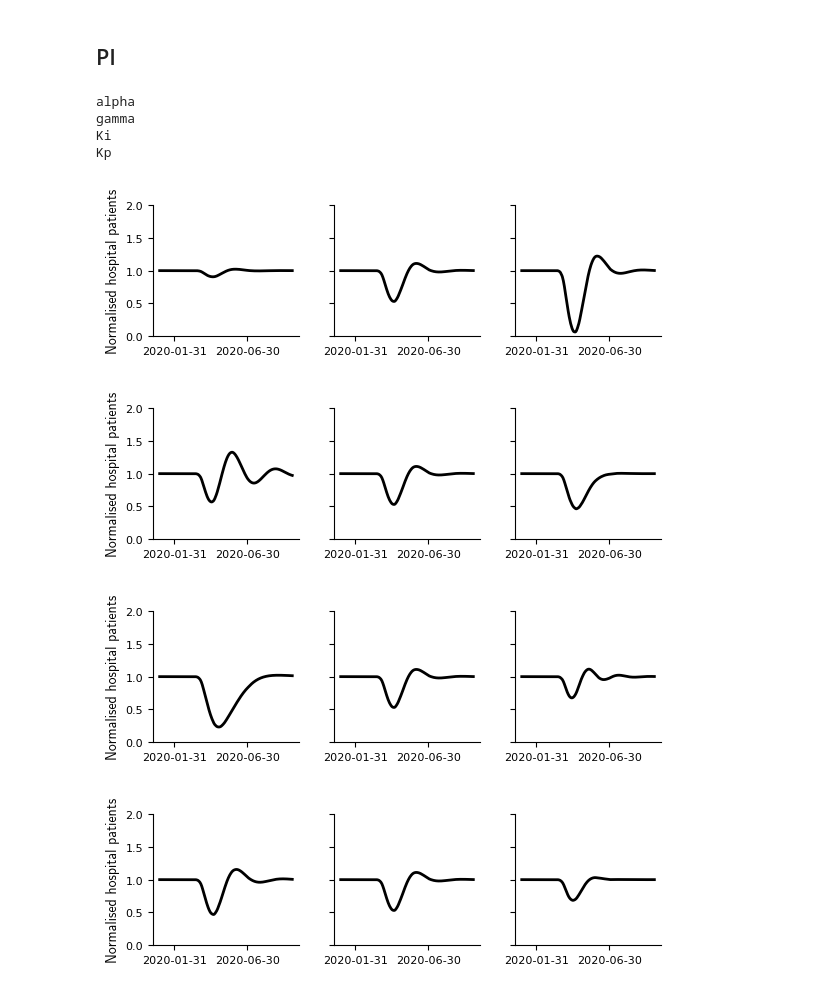
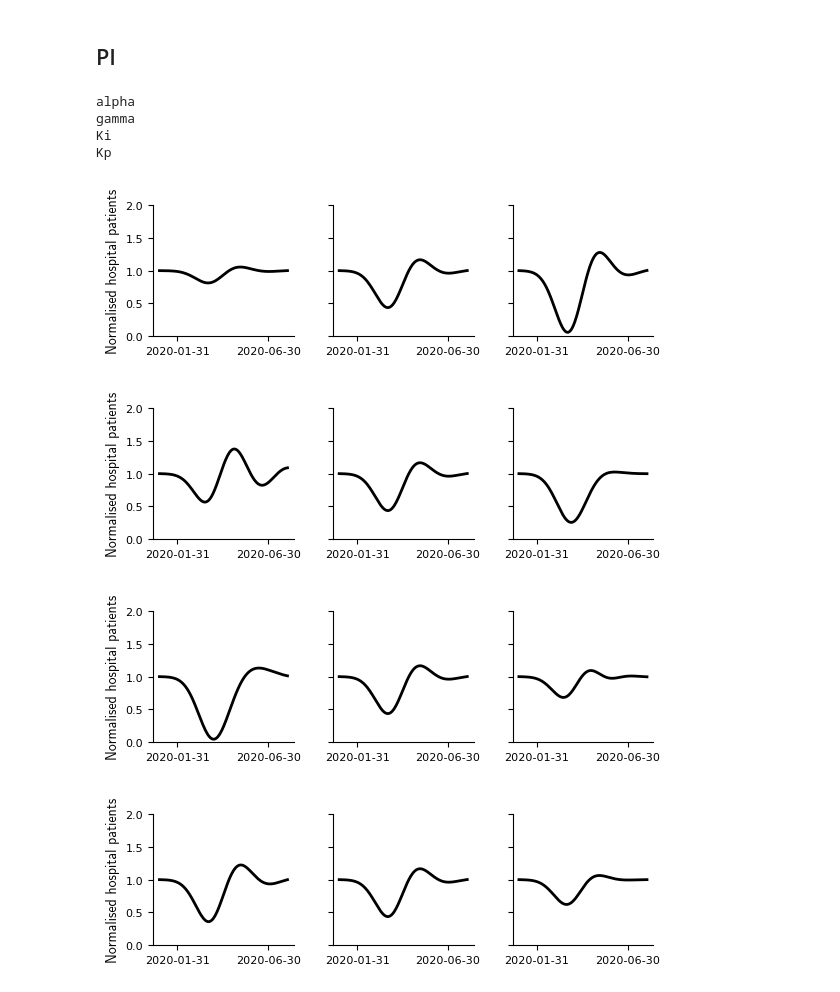
Before and after one commit to woldmuyn/COVID19-Model, a Jupyter notebook: notebooks/scratch/woldmuyn_postponed_healthcare_PI_models.ipynb, the cells around one changed output. Saved outputs shown, nothing was run; the diff lists cells and outputs as text; code cells hidden in the pictures.

```diff
--- a/notebooks/scratch/woldmuyn_postponed_healthcare_PI_models.ipynb
+++ b/notebooks/scratch/woldmuyn_postponed_healthcare_PI_models.ipynb
@@ -265,3 +255,6 @@ plt.show()
+# %%
+fig,ax = plt.subplots()
+ax.plot(df_covid_H_tot[sim_time])
 # %% [markdown]
 # Parameter influences
 # %%
@@ -285,20 +278,20 @@ MDC = ['05',]
 
 gamma_choices = [0,0.01,0.05]
 
-alpha_choices = [0.0005,0.001,0.0015]
+alpha_choices = [0.02,0.05,0.08]
 
 Kp_choices = [0.01,0.05,0.1]
 
 KI_choices = [0.0001,0.0005,0.001]
 
-covid_capacity_choices = [50,300,1000]
+covid_capacity_choices = [5,20,300]
 
 parameters = {'gamma':gamma_choices,'alpha':alpha_choices,'Kp':Kp_choices,'Ki':KI_choices,'covid_capacity':covid_capacity_choices}
 # %%
 for parameter_name,parameter_choices in parameters.items():
     fig, axs = plt.subplots(1,3,figsize=(6,2),sharey=True,sharex=True)
     print(parameter_name)
-    model = init_model(constrained_PI)
+    model = init_model(constrained_PI,hypothetical=True)
     for i,parameter_value in enumerate(parameter_choices):
         model.parameters.update({parameter_name:parameter_value})
         out = model.sim([start_sim,end_sim])
@@ -329,11 +322,11 @@ covid_capacity
 # %%
 MDC = ['05',]
 
-alpha_choices = [0.00001,0.00005,0.0001]
+alpha_choices = [0.001,0.003,0.005]
 
 gamma_choices = [0.02,0.05,0.1]
 
-KI_choices = [0.001,0.005,0.01]
+KI_choices = [0.002,0.005,0.01]
 
 Kp_choices = [0,0.01,0.05]
 
@@ -341,28 +334,28 @@ parameters = {'alpha':alpha_choices,'gamma':gamma_choices,'Ki':KI_choices,'Kp':K
 # %%
 for parameter_name,parameter_choices in parameters.items():
     fig, axs = plt.subplots(1,3,figsize=(6,2),sharey=True,sharex=True)
     print(parameter_name)
-    model = init_model(PI)
+    model = init_model(PI,hypothetical=True)
     for i,parameter_value in enumerate(parameter_choices):
         model.parameters.update({parameter_name:parameter_value})
         out = model.sim([start_sim,end_sim])
         for disease in MDC:
             out_plot = out.sel(MDC=disease,date=plot_time)['H']
             axs[i].plot(plot_time,out_plot,color='black',linewidth=2)
             axs[i].set_ylim([0,2])
             #axs[i].set_title(f'{string.ascii_lowercase[i]})',font=label_font)
             axs[i].xaxis.set_ticks(pd.date_range(plot_start_date,plot_end_date,freq='5M'))
             axs[i].tick_params(axis='both', which='major', labelsize=8)
             axs[i].grid(False)
     axs[0].set_ylabel('Normalised hospital patients',font=label_font)
     fig.tight_layout()
     fig.savefig(os.path.join(result_folder,f'PI_{parameter_name}'),dpi=600,bbox_inches='tight')
 # %% [output]
 alpha
 gamma
 Ki
 Kp
-[figure, old version]
+[figure, new version]
-[figure, old version]
+[figure, new version]
-[figure, old version]
+[figure, new version]
-[figure, old version]
+[figure, new version]
```
Also changed, not shown: parts of 8 cells of this notebook, 24 other files.
